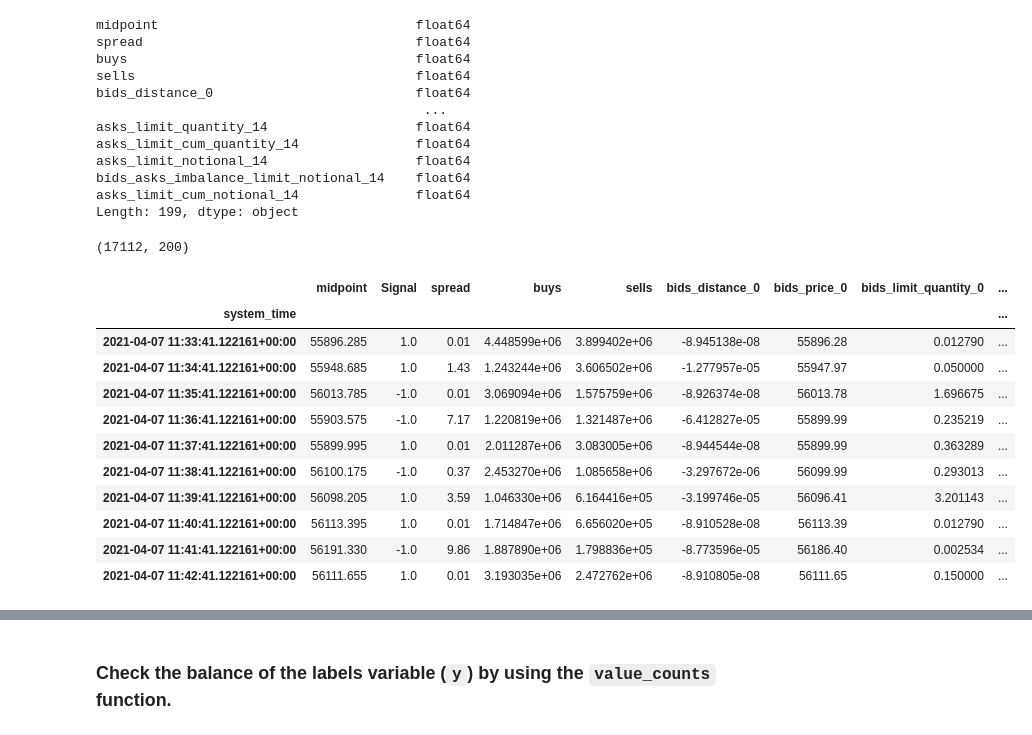
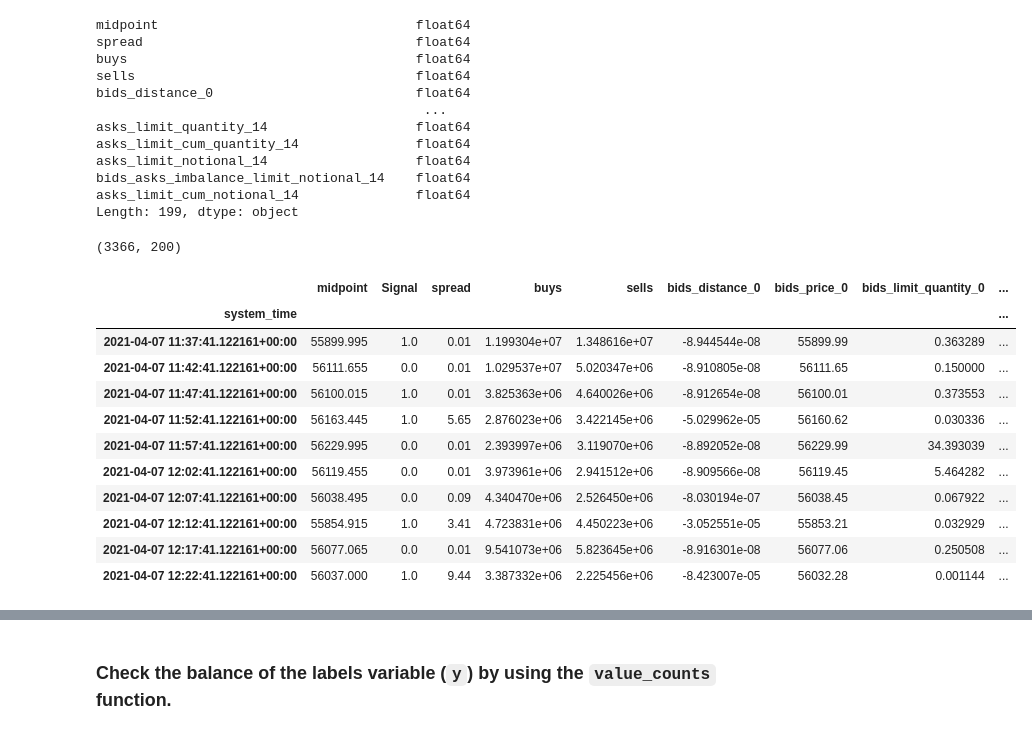
Before and after one commit to lisetlopez/OB_Oracle, a Jupyter notebook: crypto_deep_learning.ipynb, the cells around one changed output, grey strips where cells are left out. Drawn from its saved outputs; the diff is of its cells as text; code cells hidden in the pictures.

```diff
--- a/crypto_deep_learning.ipynb
+++ b/crypto_deep_learning.ipynb
@@ -21,7 +21,7 @@ INCLUDE_ETH = False
 INCLUDE_ADA = False
 
 # Select the orderbook timeframe's interested in
-INCLUDE_5MIN_DATA = False
+INCLUDE_5MIN_DATA = True
 INCLUDE_1MIN_DATA = True
 INCLUDE_1SEC_DATA = False
 
@@ -131,7 +140,7 @@ Debug crypto_BTC_1min derived dataframe:
 ### Create the labels set (`y`)  from the “midpoint price” column, and then create the features (`X`) DataFrame from the remaining columns.
 # %%
 # Select which crypto order book data file to analyze
-crypto_sel_df = crypto_ob_df_dict["crypto_BTC_1min"]
+crypto_sel_df = crypto_ob_df_dict["crypto_BTC_5min"]
 # %%
 # Confirm all numerical data
 crypto_sel_df.dtypes
@@ -151,35 +160,35 @@ Length: 199, dtype: object
 # %%
 # Find the location of the "midpoint" column, and initialize the "Signal" to 0 (to be placed next the midpotint column entry)
 midpoint_column_index = crypto_ob_df_dict[crypto_ob_key].columns.get_loc("midpoint")
 if 'Signal' in crypto_sel_df.columns:
     crypto_sel_df["Signal"] = 0.0
 else:
     crypto_sel_df.insert(midpoint_column_index+1, "Signal", 0.0)
 
-# If the midpoint price increases, set Signal to +1, else if it decreases, set to -1
+# If the midpoint price increases, set Signal to +1, else if it decreases, set to 0
 crypto_sel_df.loc[(crypto_sel_df['midpoint'].shift(-1) >= crypto_sel_df['midpoint']), 'Signal'] = 1
-crypto_sel_df.loc[(crypto_sel_df['midpoint'].shift(-1) < crypto_sel_df['midpoint']), 'Signal'] = -1
+crypto_sel_df.loc[(crypto_sel_df['midpoint'].shift(-1) < crypto_sel_df['midpoint']), 'Signal'] = 0
 
 # drop the last row (don't know if the next row midpoint went up or down)
 crypto_sel_df.drop(index=crypto_sel_df.index[-1],axis=0,inplace=True)
 
 # Review the DataFrame
 display(crypto_sel_df.shape)
 display(crypto_sel_df.head(n=10))
 display(crypto_sel_df.tail(n=10))
 # %% [output]
-(17112, 200)
+(3366, 200)
 |  | midpoint | Signal | spread | buys | sells | bids_distance_0 | bids_price_0 | bids_limit_quantity_0 | ... |
 | system_time |  |  |  |  |  |  |  |  | ... |
-| 2021-04-07 11:33:41.122161+00:00 | 55896.285 | 1.0 | 0.01 | 4.448599e+06 | 3.899402e+06 | -8.945138e-08 | 55896.28 | 0.012790 | ... |
-| 2021-04-07 11:34:41.122161+00:00 | 55948.685 | 1.0 | 1.43 | 1.243244e+06 | 3.606502e+06 | -1.277957e-05 | 55947.97 | 0.050000 | ... |
-| 2021-04-07 11:35:41.122161+00:00 | 56013.785 | -1.0 | 0.01 | 3.069094e+06 | 1.575759e+06 | -8.926374e-08 | 56013.78 | 1.696675 | ... |
-| 2021-04-07 11:36:41.122161+00:00 | 55903.575 | -1.0 | 7.17 | 1.220819e+06 | 1.321487e+06 | -6.412827e-05 | 55899.99 | 0.235219 | ... |
-| 2021-04-07 11:37:41.122161+00:00 | 55899.995 | 1.0 | 0.01 | 2.011287e+06 | 3.083005e+06 | -8.944544e-08 | 55899.99 | 0.363289 | ... |
-| 2021-04-07 11:38:41.122161+00:00 | 56100.175 | -1.0 | 0.37 | 2.453270e+06 | 1.085658e+06 | -3.297672e-06 | 56099.99 | 0.293013 | ... |
-| 2021-04-07 11:39:41.122161+00:00 | 56098.205 | 1.0 | 3.59 | 1.046330e+06 | 6.164416e+05 | -3.199746e-05 | 56096.41 | 3.201143 | ... |
-| 2021-04-07 11:40:41.122161+00:00 | 56113.395 | 1.0 | 0.01 | 1.714847e+06 | 6.656020e+05 | -8.910528e-08 | 56113.39 | 0.012790 | ... |
-| 2021-04-07 11:41:41.122161+00:00 | 56191.330 | -1.0 | 9.86 | 1.887890e+06 | 1.798836e+05 | -8.773596e-05 | 56186.40 | 0.002534 | ... |
-| 2021-04-07 11:42:41.122161+00:00 | 56111.655 | 1.0 | 0.01 | 3.193035e+06 | 2.472762e+06 | -8.910805e-08 | 56111.65 | 0.150000 | ... |
+| 2021-04-07 11:37:41.122161+00:00 | 55899.995 | 1.0 | 0.01 | 1.199304e+07 | 1.348616e+07 | -8.944544e-08 | 55899.99 | 0.363289 | ... |
+| 2021-04-07 11:42:41.122161+00:00 | 56111.655 | 0.0 | 0.01 | 1.029537e+07 | 5.020347e+06 | -8.910805e-08 | 56111.65 | 0.150000 | ... |
+| 2021-04-07 11:47:41.122161+00:00 | 56100.015 | 1.0 | 0.01 | 3.825363e+06 | 4.640026e+06 | -8.912654e-08 | 56100.01 | 0.373553 | ... |
+| 2021-04-07 11:52:41.122161+00:00 | 56163.445 | 1.0 | 5.65 | 2.876023e+06 | 3.422145e+06 | -5.029962e-05 | 56160.62 | 0.030336 | ... |
+| 2021-04-07 11:57:41.122161+00:00 | 56229.995 | 0.0 | 0.01 | 2.393997e+06 | 3.119070e+06 | -8.892052e-08 | 56229.99 | 34.393039 | ... |
+| 2021-04-07 12:02:41.122161+00:00 | 56119.455 | 0.0 | 0.01 | 3.973961e+06 | 2.941512e+06 | -8.909566e-08 | 56119.45 | 5.464282 | ... |
+| 2021-04-07 12:07:41.122161+00:00 | 56038.495 | 0.0 | 0.09 | 4.340470e+06 | 2.526450e+06 | -8.030194e-07 | 56038.45 | 0.067922 | ... |
+| 2021-04-07 12:12:41.122161+00:00 | 55854.915 | 1.0 | 3.41 | 4.723831e+06 | 4.450223e+06 | -3.052551e-05 | 55853.21 | 0.032929 | ... |
+| 2021-04-07 12:17:41.122161+00:00 | 56077.065 | 0.0 | 0.01 | 9.541073e+06 | 5.823645e+06 | -8.916301e-08 | 56077.06 | 0.250508 | ... |
+| 2021-04-07 12:22:41.122161+00:00 | 56037.000 | 1.0 | 9.44 | 3.387332e+06 | 2.225456e+06 | -8.423007e-05 | 56032.28 | 0.001144 | ... |
 |  | midpoint | Signal | spread | buys | sells | bids_distance_0 | bids_price_0 | bids_limit_quantity_0 | ... |
 | system_time |  |  |  |  |  |  |  |  | ... |
```
Also changed, not shown: parts of 12 cells of this notebook, 4 other files.
